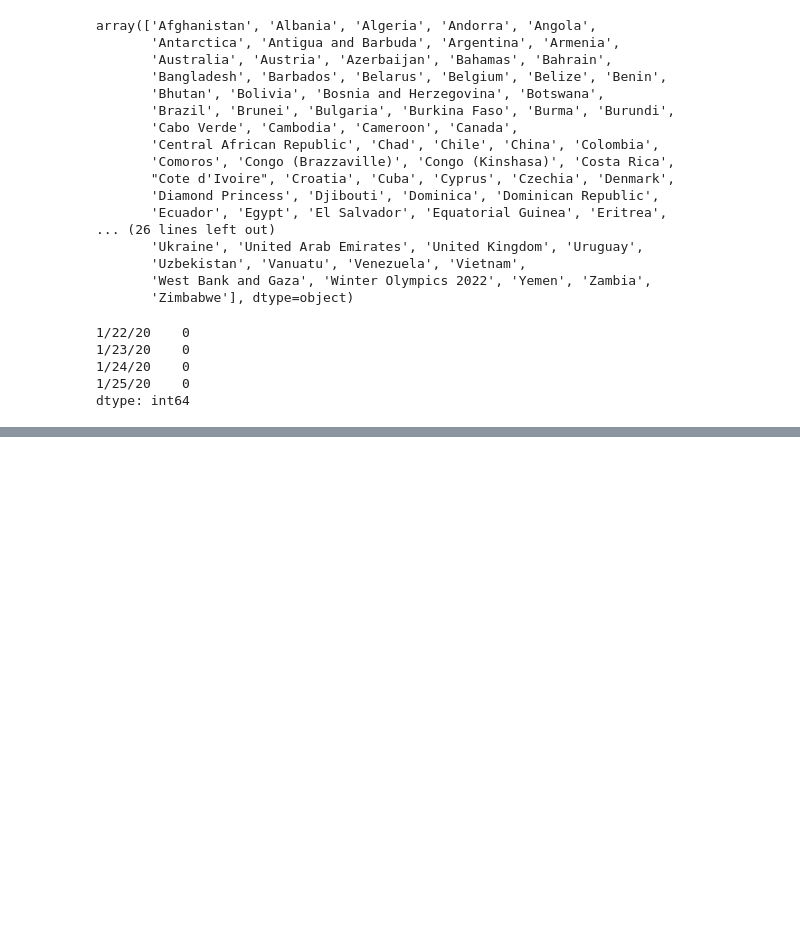
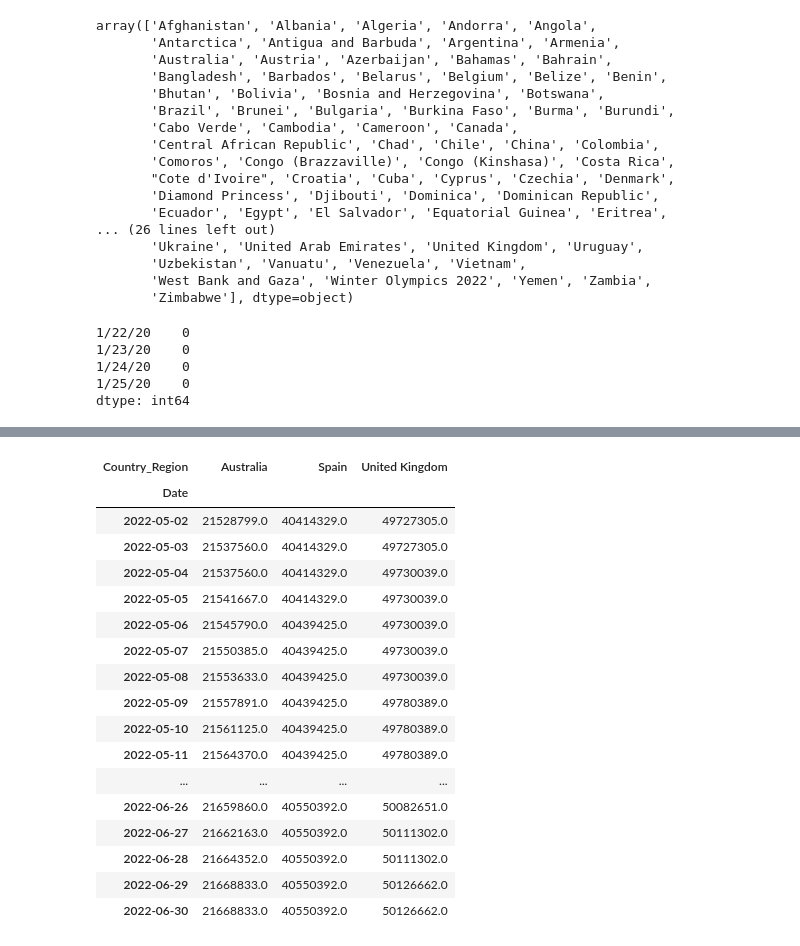
Before and after one commit to DonDavis12/Enterprise-Data-Science-Project, a Jupyter notebook: notebooks/Data_Preparation.ipynb, the cells around one changed output, grey strips where cells are left out. Saved outputs shown, nothing was run; the diff lists cells and outputs as text; code cells hidden in the pictures; blank space fills up the shorter version.

```diff
--- a/notebooks/Data_Preparation.ipynb
+++ b/notebooks/Data_Preparation.ipynb
@@ -115,0 +207,23 @@ Text(0, 0.5, 'Confirmed cases')
+# %%
+pivotVaccinationData = pivotVaccinationData[country_list]
+pivotVaccinationDataPlot = pivotVaccinationData.copy()
+pivotVaccinationData.tail(60)
+# %% [output]
+| Country_Region | Australia | Spain | United Kingdom |
+| Date |  |  |  |
+| 2022-05-02 | 21528799.0 | 40414329.0 | 49727305.0 |
+| 2022-05-03 | 21537560.0 | 40414329.0 | 49727305.0 |
+| 2022-05-04 | 21537560.0 | 40414329.0 | 49730039.0 |
+| 2022-05-05 | 21541667.0 | 40414329.0 | 49730039.0 |
+| 2022-05-06 | 21545790.0 | 40439425.0 | 49730039.0 |
+| 2022-05-07 | 21550385.0 | 40439425.0 | 49730039.0 |
+| 2022-05-08 | 21553633.0 | 40439425.0 | 49730039.0 |
+| 2022-05-09 | 21557891.0 | 40439425.0 | 49780389.0 |
+| 2022-05-10 | 21561125.0 | 40439425.0 | 49780389.0 |
+| 2022-05-11 | 21564370.0 | 40439425.0 | 49780389.0 |
+| ... | ... | ... | ... |
+| 2022-06-26 | 21659860.0 | 40550392.0 | 50082651.0 |
+| 2022-06-27 | 21662163.0 | 40550392.0 | 50111302.0 |
+| 2022-06-28 | 21664352.0 | 40550392.0 | 50111302.0 |
+| 2022-06-29 | 21668833.0 | 40550392.0 | 50126662.0 |
+| 2022-06-30 | 21668833.0 | 40550392.0 | 50126662.0 |
```
Also changed, not shown: parts of 17 cells of this notebook.
